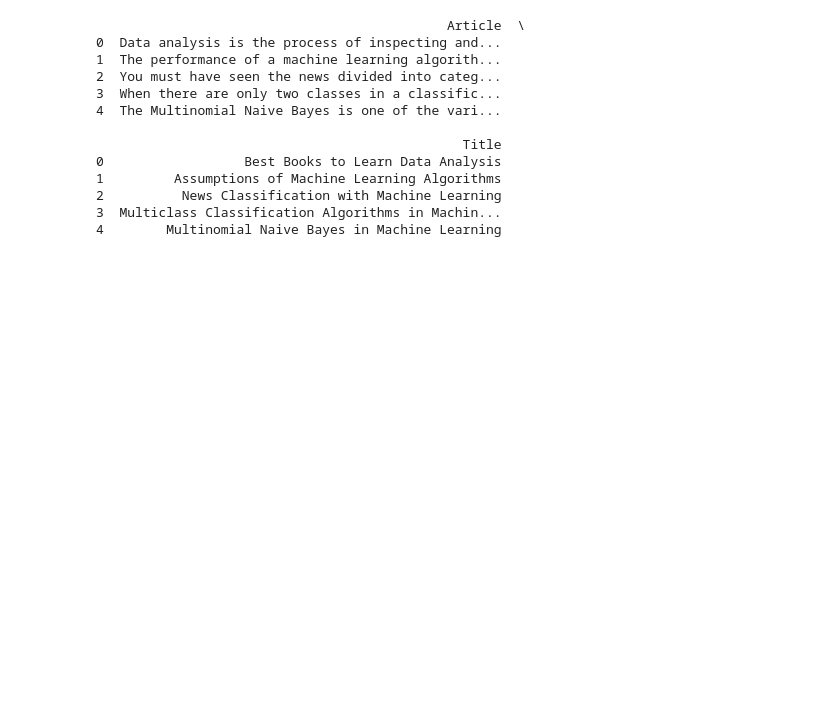
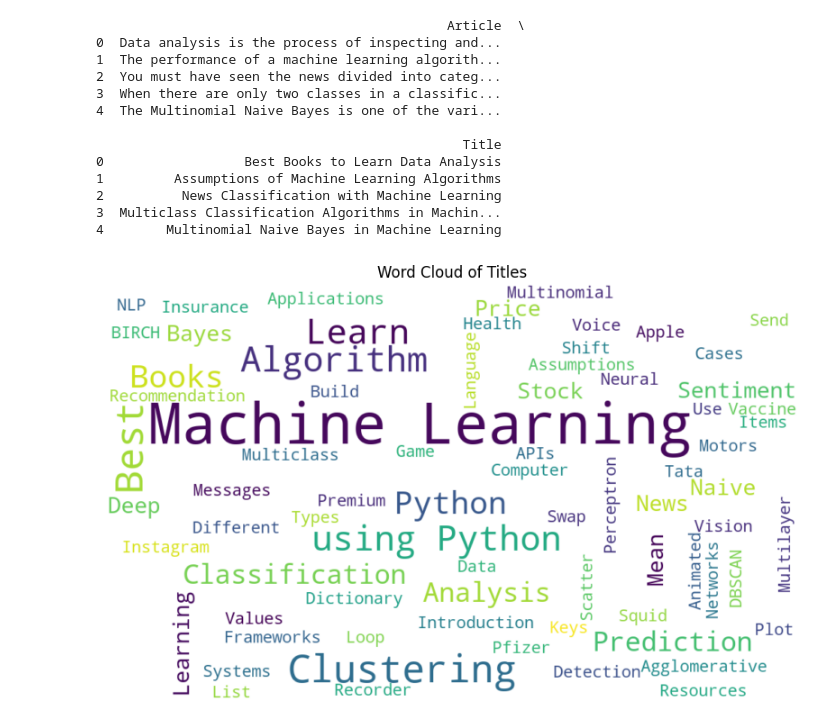
Before and after one commit to Jeevan177/Text-Analysis, a Jupyter notebook: Code.ipynb, the cells around one changed output. Saved outputs shown, nothing was run; the diff lists cells and outputs as text; code cells hidden in the pictures; blank space fills up the shorter version.

```diff
--- a/Code.ipynb
+++ b/Code.ipynb
@@ -31,14 +30,18 @@ print(data.head())
 # %%
 # Combine all titles into a single string
 titles_text = ' '.join(data['Title'])
 
 # Create a WordCloud object
 wordcloud = WordCloud(width=1000, height=600, background_color='white').generate(titles_text)
 
-# Plot the Word Cloud
-fig = px.imshow(wordcloud, title='Word Cloud of Titles')
-fig.update_layout(showlegend=False)
-fig.show()
+# Plot the Word Cloud using Matplotlib
+plt.figure(figsize=(10, 6))
+plt.imshow(wordcloud, interpolation='bilinear')
+plt.title('Word Cloud of Titles')
+plt.axis('off')  # Turn off axis
+plt.show()
+# %% [output]
+[figure, added]
 # %%
 # Sentiment Analysis
 data['Sentiment'] = data['Article'].apply(lambda x: TextBlob(x).sentiment.polarity)
```
Also changed, not shown: parts of 4 cells of this notebook.
